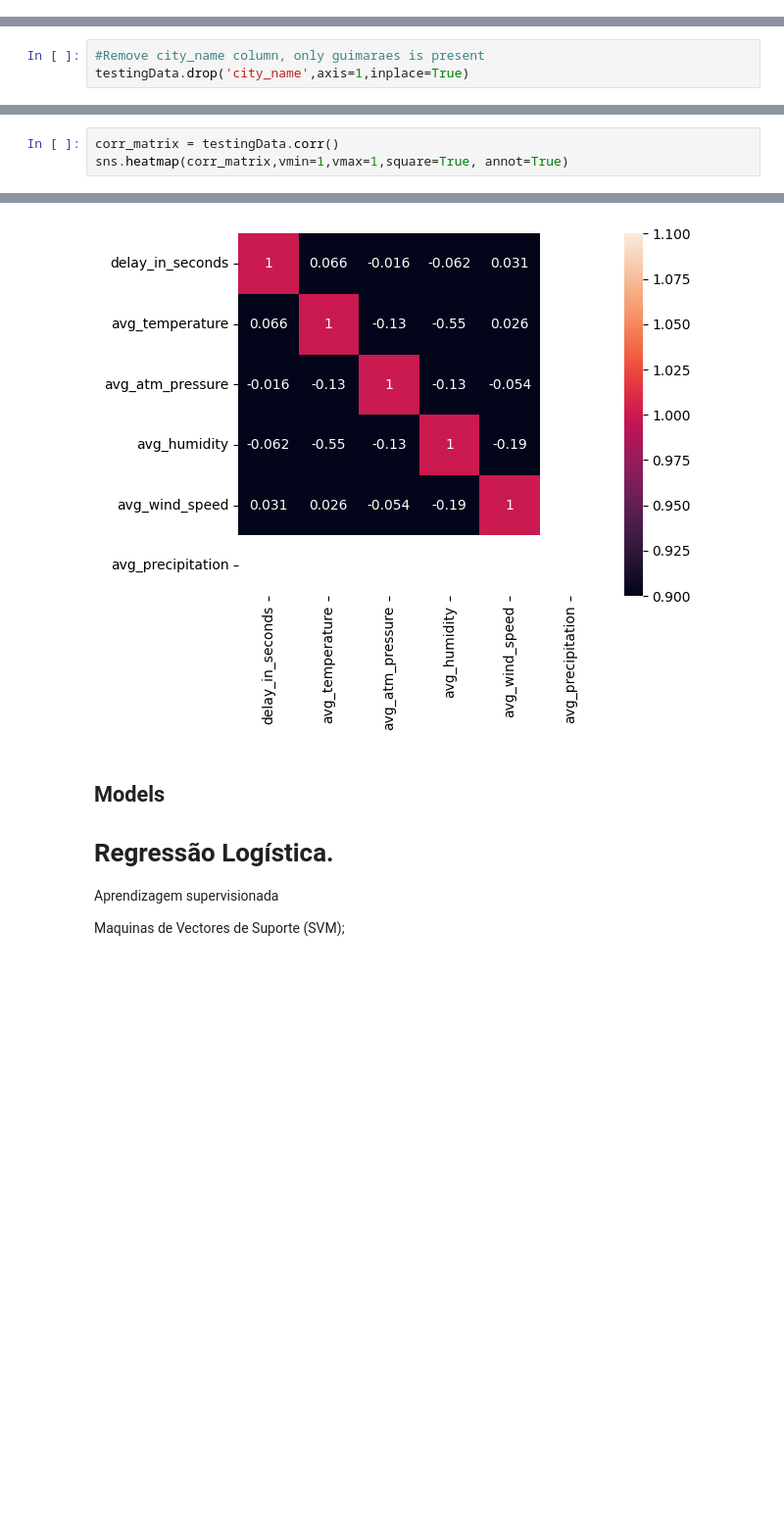
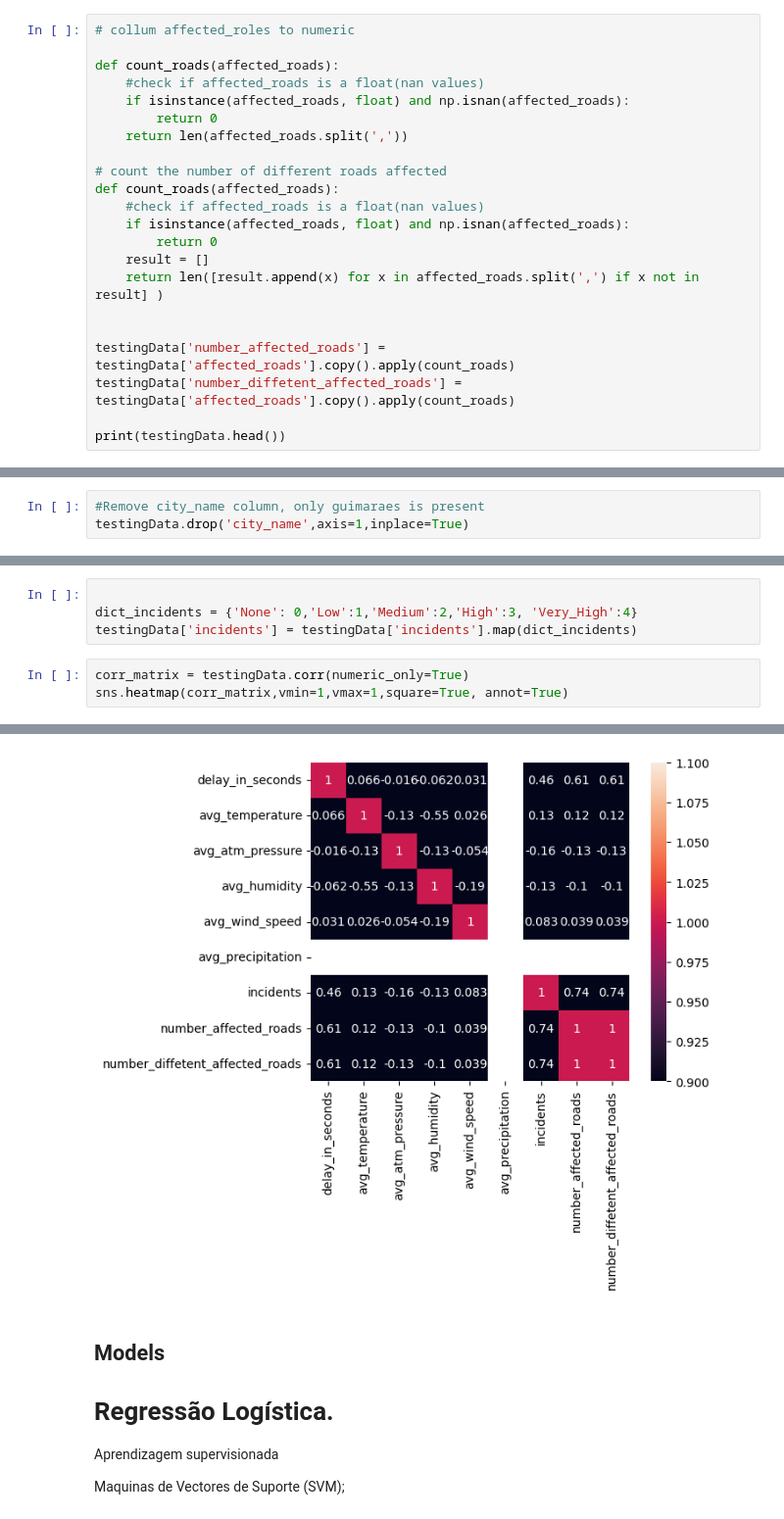
Before and after one commit to rsaSantos/DAA-Project, a Jupyter notebook: Task 2 (Competition)/DataPreparation.ipynb, the cells around one changed output, grey strips where cells are left out. Shown at 98% size. Drawn from its saved outputs; the diff is of its cells as text; blank space fills up the shorter version.

```diff
--- a/Task 2 (Competition)/DataPreparation.ipynb
+++ b/Task 2 (Competition)/DataPreparation.ipynb
@@ -78,0 +134,22 @@ dtype: bool
+# %%
+# collum affected_roles to numeric
+
+def count_roads(affected_roads):
+    #check if affected_roads is a float(nan values)
+    if isinstance(affected_roads, float) and np.isnan(affected_roads):
+        return 0
+    return len(affected_roads.split(','))
+
+# count the number of different roads affected
+def count_roads(affected_roads):
+    #check if affected_roads is a float(nan values)
+    if isinstance(affected_roads, float) and np.isnan(affected_roads):
+        return 0
+    result = []
+    return len([result.append(x) for x in affected_roads.split(',') if x not in result] )
+
+
+testingData['number_affected_roads'] = testingData['affected_roads'].copy().apply(count_roads)
+testingData['number_diffetent_affected_roads'] = testingData['affected_roads'].copy().apply(count_roads)
+
+print(testingData.head())
@@ -103,9 +212,13 @@ for incident in testingData['incidents']:
+# %%
+
+dict_incidents = {'None': 0,'Low':1,'Medium':2,'High':3, 'Very_High':4}
+testingData['incidents'] = testingData['incidents'].map(dict_incidents)
 # %%
-corr_matrix = testingData.corr()
+corr_matrix = testingData.corr(numeric_only=True)
 sns.heatmap(corr_matrix,vmin=1,vmax=1,square=True, annot=True)
 # %% [output]
 <AxesSubplot:>
-[figure, old version]
+[figure, new version]
 # %% [markdown]
 ## Models
 
```
Also changed, not shown: parts of 13 cells of this notebook.
